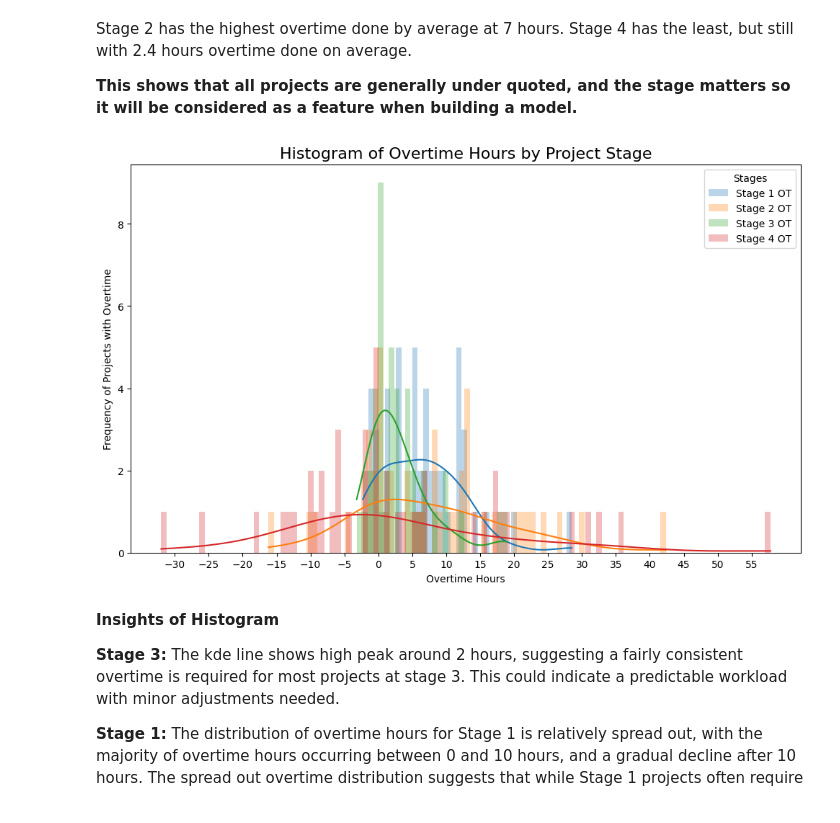
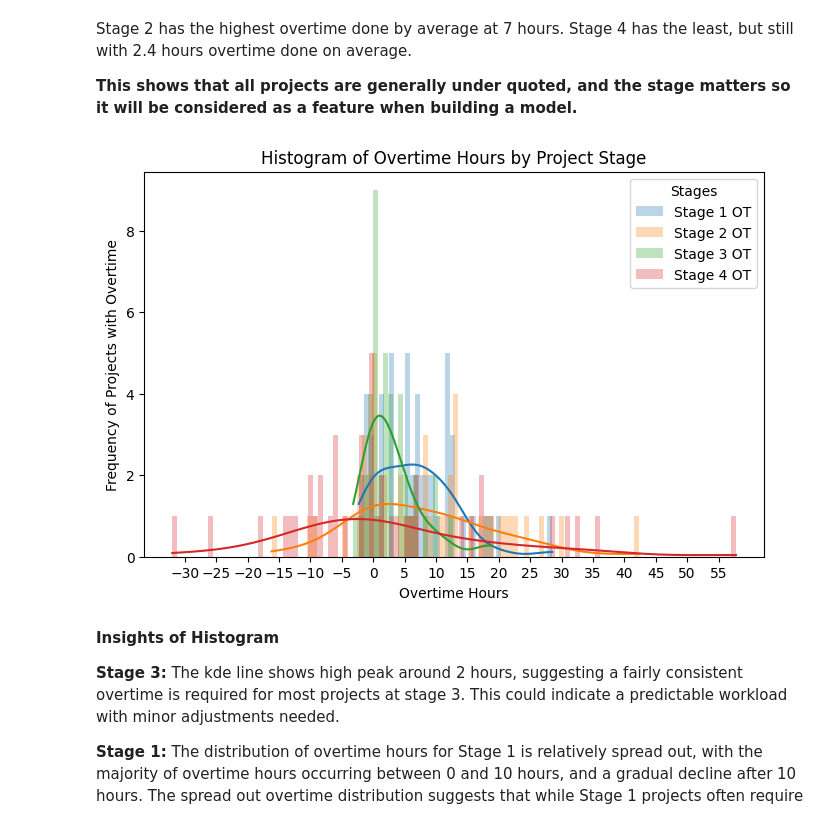
Before and after one commit to xiaoella/project_quotes, a Jupyter notebook: 1. EDA.ipynb, the cells around one changed output. Cells and saved outputs as stored; diff of their text form; code cells hidden in the pictures.

```diff
--- a/1. EDA.ipynb
+++ b/1. EDA.ipynb
@@ -262,27 +264,27 @@ Stage 2 has the highest overtime done by average at 7 hours. Stage 4 has the lea
 # %%
 # Plotting a histogram to show the distribution of overtime hours per stage
 ot_cols = ["Stage 1 OT", "Stage 2 OT", "Stage 3 OT", "Stage 4 OT"]
 
-fig, ax = plt.subplots(1, 1, figsize=(12, 7))
+fig, ax = plt.subplots(1, 1, figsize=(8, 5))
 
 for col in ot_cols:
     sns.histplot(df[col], bins=15, kde=True, binwidth=0.8,
                  alpha=0.3, edgecolor=None, label=col, ax=ax)
 
 # Adding a legend for different lines / bins
 ax.legend(title="Stages")
 
 # Setting the title and labels
-ax.set_title("Histogram of Overtime Hours by Project Stage", fontsize=16)
+ax.set_title("Histogram of Overtime Hours by Project Stage")
 ax.set_xlabel("Overtime Hours")
 ax.set_ylabel("Frequency of Projects with Overtime")
 
 # Setting x axis tick frequency
 ax.set_xticks(np.linspace(-30, 55, num=18))
 
 plt.show()
 # %% [output]
-[figure, old version]
+[figure, new version]
 # %% [markdown]
 **Insights of Histogram**
 
```
Also changed, not shown: parts of 4 cells of this notebook, 1 other file.
